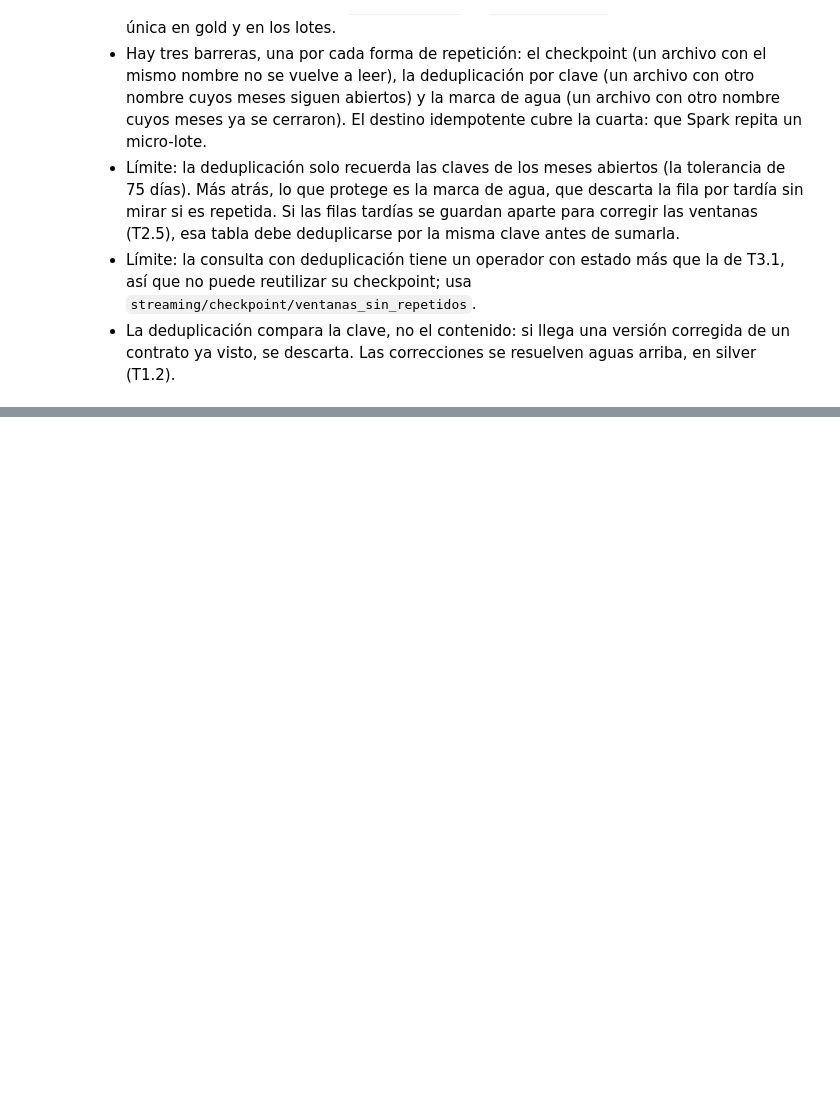
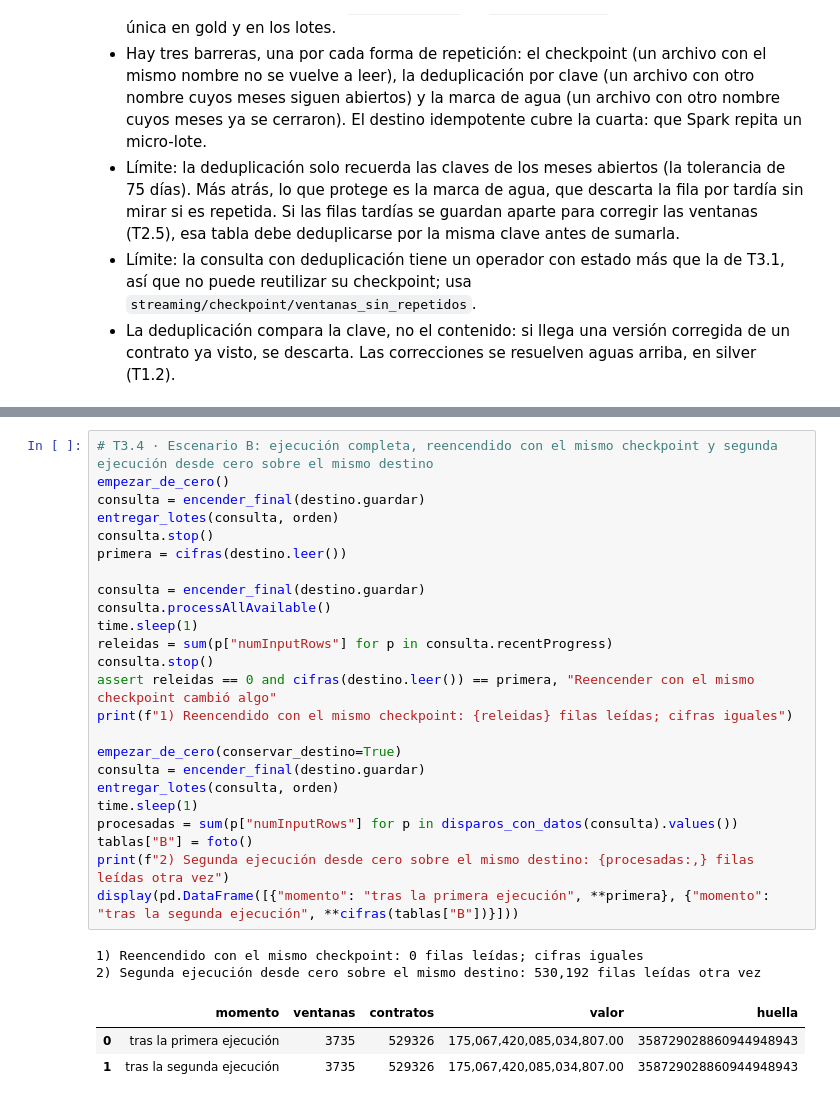
Before and after one commit to PalomaresJonatan13/pamd-secop, a Jupyter notebook: notebooks/06_corte3_resiliencia_idempotencia.ipynb, the cells around one changed output, grey strips where cells are left out. Drawn from its saved outputs; the diff is of its cells as text; blank space fills up the shorter version.

```diff
--- a/notebooks/06_corte3_resiliencia_idempotencia.ipynb
+++ b/notebooks/06_corte3_resiliencia_idempotencia.ipynb
@@ -669,0 +846,30 @@ Criterio de aceptación de T3.3: OK (volver a depositar un lote, con el mismo no
+# %%
+# T3.4 · Escenario B: ejecución completa, reencendido con el mismo checkpoint y segunda ejecución desde cero sobre el mismo destino
+empezar_de_cero()
+consulta = encender_final(destino.guardar)
+entregar_lotes(consulta, orden)
+consulta.stop()
+primera = cifras(destino.leer())
+
+consulta = encender_final(destino.guardar)
+consulta.processAllAvailable()
+time.sleep(1)
+releidas = sum(p["numInputRows"] for p in consulta.recentProgress)
+consulta.stop()
+assert releidas == 0 and cifras(destino.leer()) == primera, "Reencender con el mismo checkpoint cambió algo"
+print(f"1) Reencendido con el mismo checkpoint: {releidas} filas leídas; cifras iguales")
+
+empezar_de_cero(conservar_destino=True)
+consulta = encender_final(destino.guardar)
+entregar_lotes(consulta, orden)
+time.sleep(1)
+procesadas = sum(p["numInputRows"] for p in disparos_con_datos(consulta).values())
+tablas["B"] = foto()
+print(f"2) Segunda ejecución desde cero sobre el mismo destino: {procesadas:,} filas leídas otra vez")
+display(pd.DataFrame([{"momento": "tras la primera ejecución", **primera}, {"momento": "tras la segunda ejecución", **cifras(tablas["B"])}]))
+# %% [output]
+1) Reencendido con el mismo checkpoint: 0 filas leídas; cifras iguales
+2) Segunda ejecución desde cero sobre el mismo destino: 530,192 filas leídas otra vez
+|  | momento | ventanas | contratos | valor | huella |
+| 0 | tras la primera ejecución | 3735 | 529326 | 175,067,420,085,034,807.00 | 358729028860944948943 |
+| 1 | tras la segunda ejecución | 3735 | 529326 | 175,067,420,085,034,807.00 | 358729028860944948943 |
```
Also changed, not shown: parts of 17 cells of this notebook, 2 other files.
